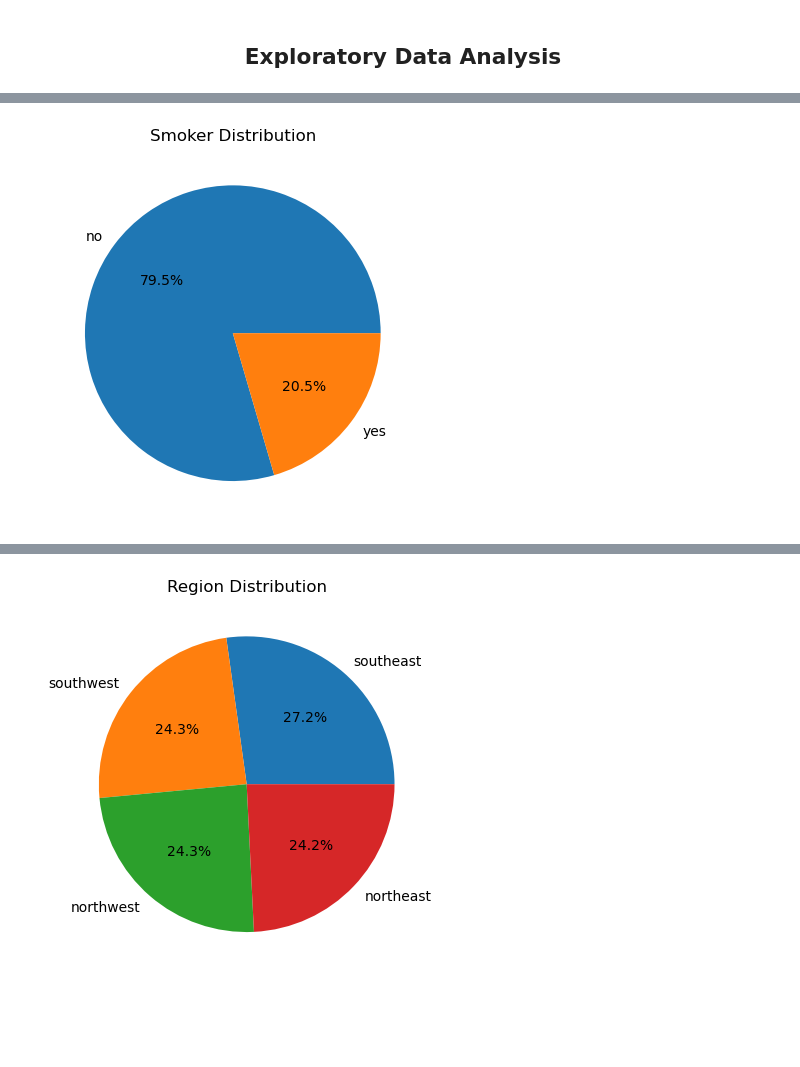
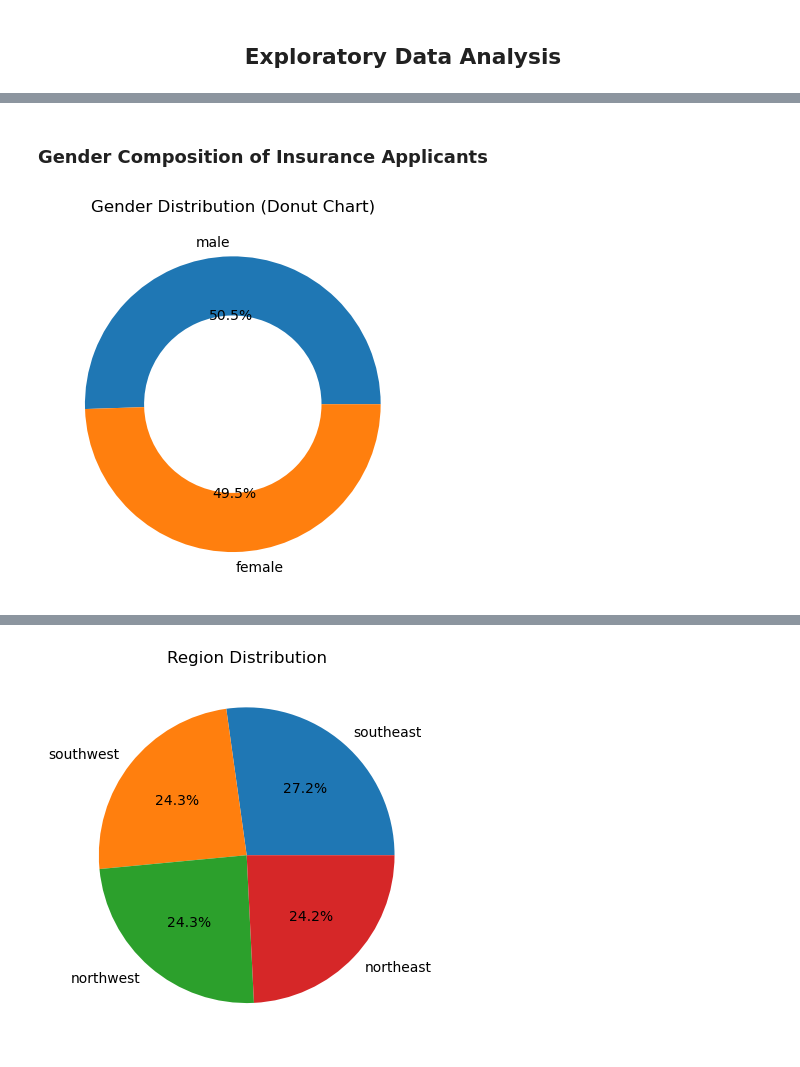
Before and after one commit to Kumpatlapavankumar/Medical-Insurance-Cost-Estimation-Using-Machine-Learning, a Jupyter notebook: Medical Insurance Cost Estimation Using Machine Learning.ipynb, the cells around one changed output, grey strips where cells are left out. Drawn from its saved outputs; the diff is of its cells as text; code cells hidden in the pictures; blank space fills up the shorter version.

```diff
--- a/Medical Insurance Cost Estimation Using Machine Learning.ipynb
+++ b/Medical Insurance Cost Estimation Using Machine Learning.ipynb
@@ -126,7 +121,9 @@ plt.show()
-# %%
-y=df['smoker'].value_counts()
-plt.pie(y.values,labels=y.index,autopct='%1.1f%%')
-plt.title('Smoker Distribution')
-plt.show()
-# %% [output]
-[figure, removed]
+# %% [markdown]
+### Gender Composition of Insurance Applicants
+# %%
+x = df['sex'].value_counts()
+plt.pie(x.values, labels=x.index, autopct='%1.1f%%', wedgeprops={'width':0.4})
+plt.title('Gender Distribution (Donut Chart)')
+plt.show()
+# %% [output]
+[figure, added]
```
Also changed, not shown: parts of 12 cells of this notebook.
